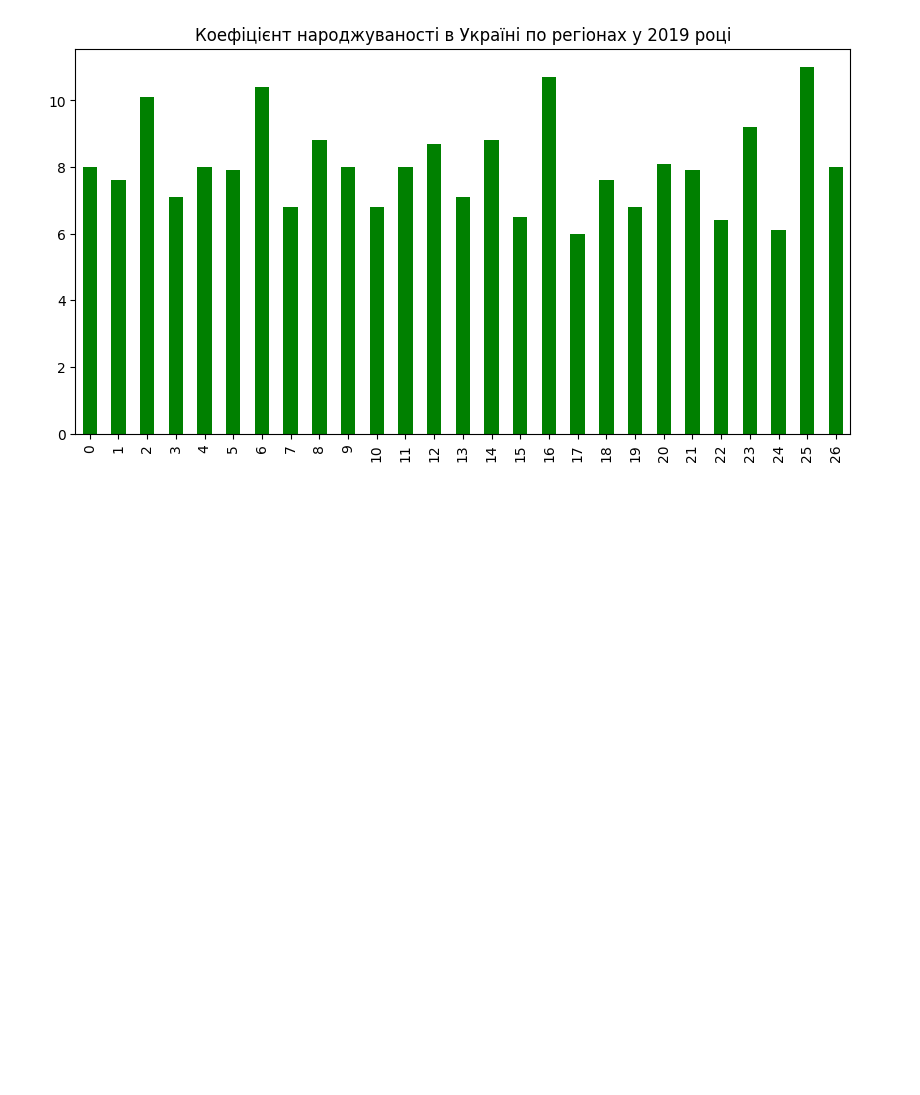
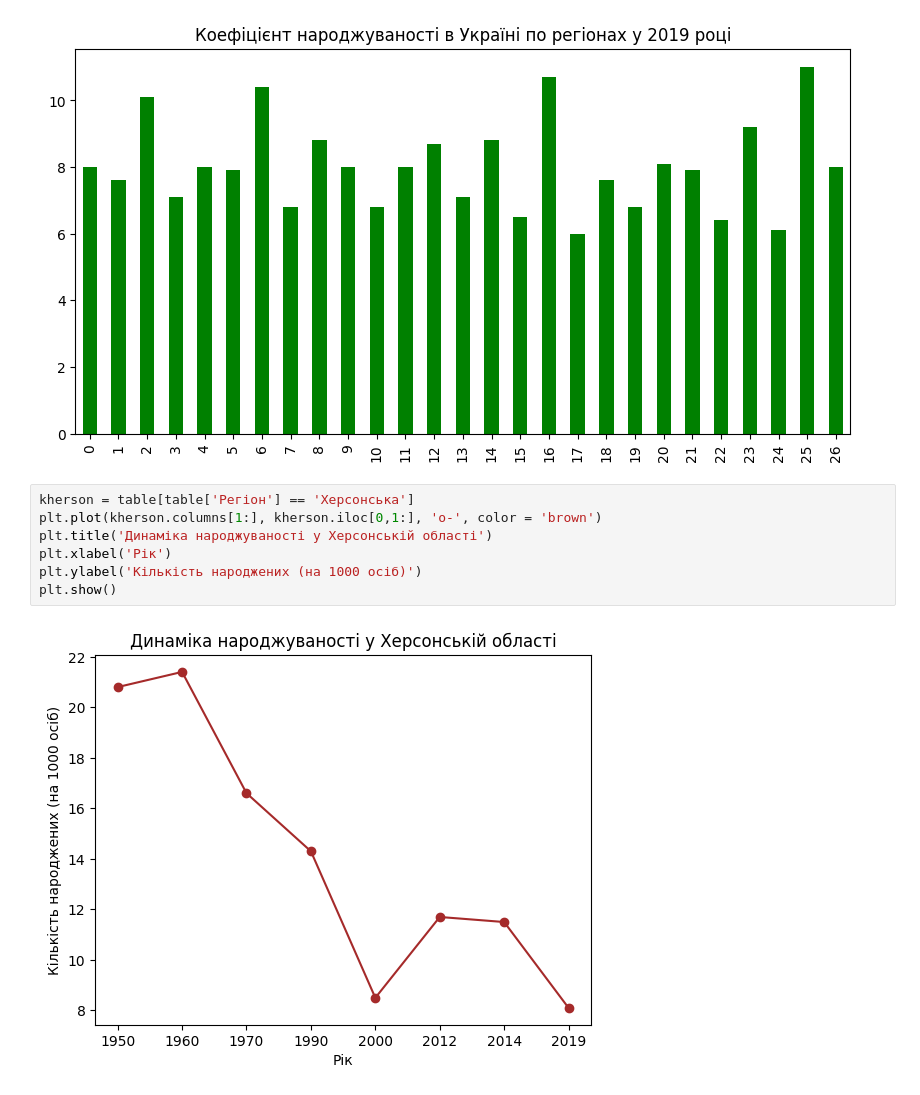
Before and after one commit to YanaYakovleva2018/DataScience_HW, a Jupyter notebook: HW2/Hw2_1.ipynb, the cells around one changed output. Drawn from its saved outputs; the diff is of its cells as text; blank space fills up the shorter version.

```diff
--- a/HW2/Hw2_1.ipynb
+++ b/HW2/Hw2_1.ipynb
@@ -182,3 +182,12 @@ table['2019'].plot(kind='bar', figsize=(10, 5), color='g')
 plt.show()
 # %% [output]
 [figure]
+# %%
+kherson = table[table['Регіон'] == 'Херсонська']
+plt.plot(kherson.columns[1:], kherson.iloc[0,1:], 'o-', color = 'brown')
+plt.title('Динаміка народжуваності у Херсонській області')
+plt.xlabel('Рік')
+plt.ylabel('Кількість народжених (на 1000 осіб)')
+plt.show()
+# %% [output]
+[figure, added]
```
Also changed, not shown: parts of 1 cell of this notebook, 3 other files.
